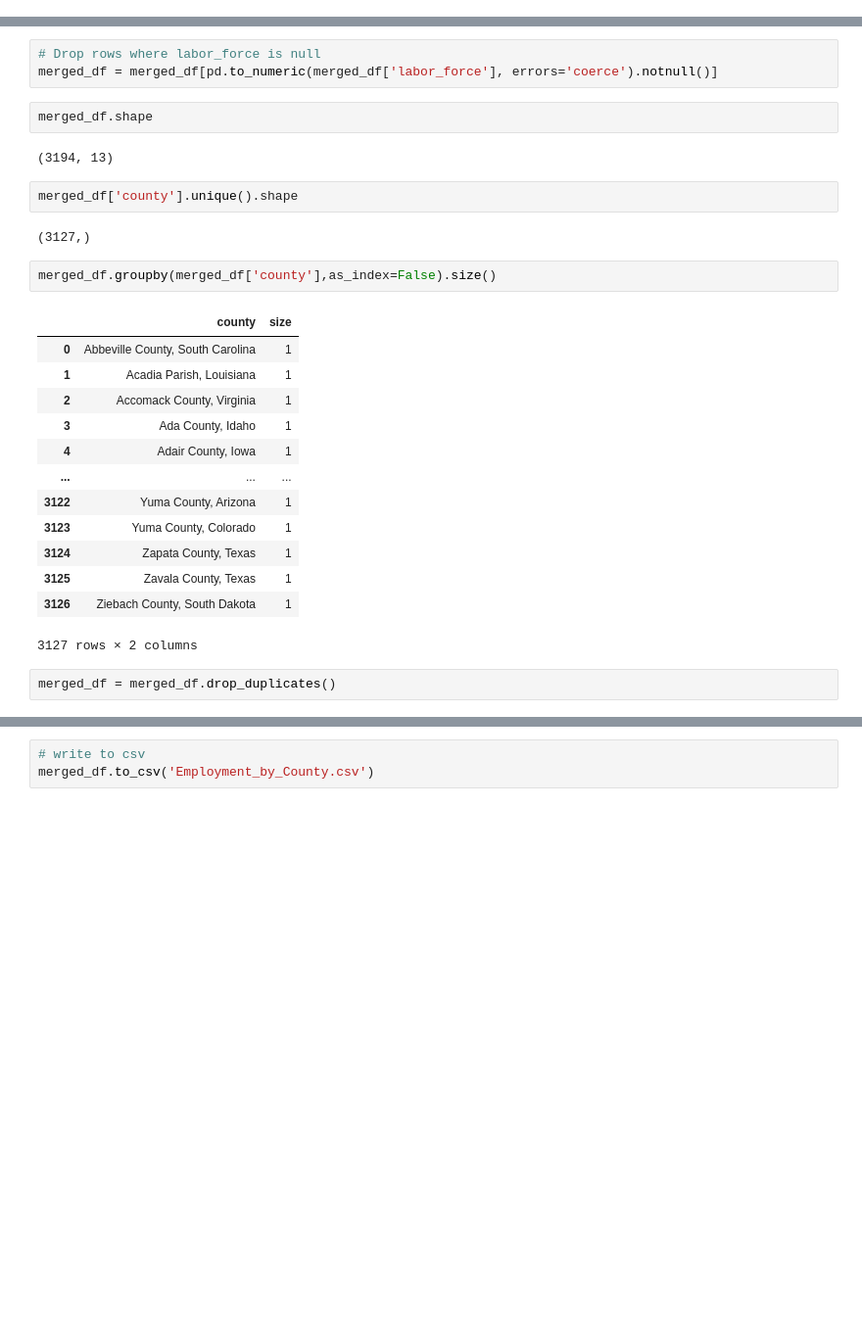
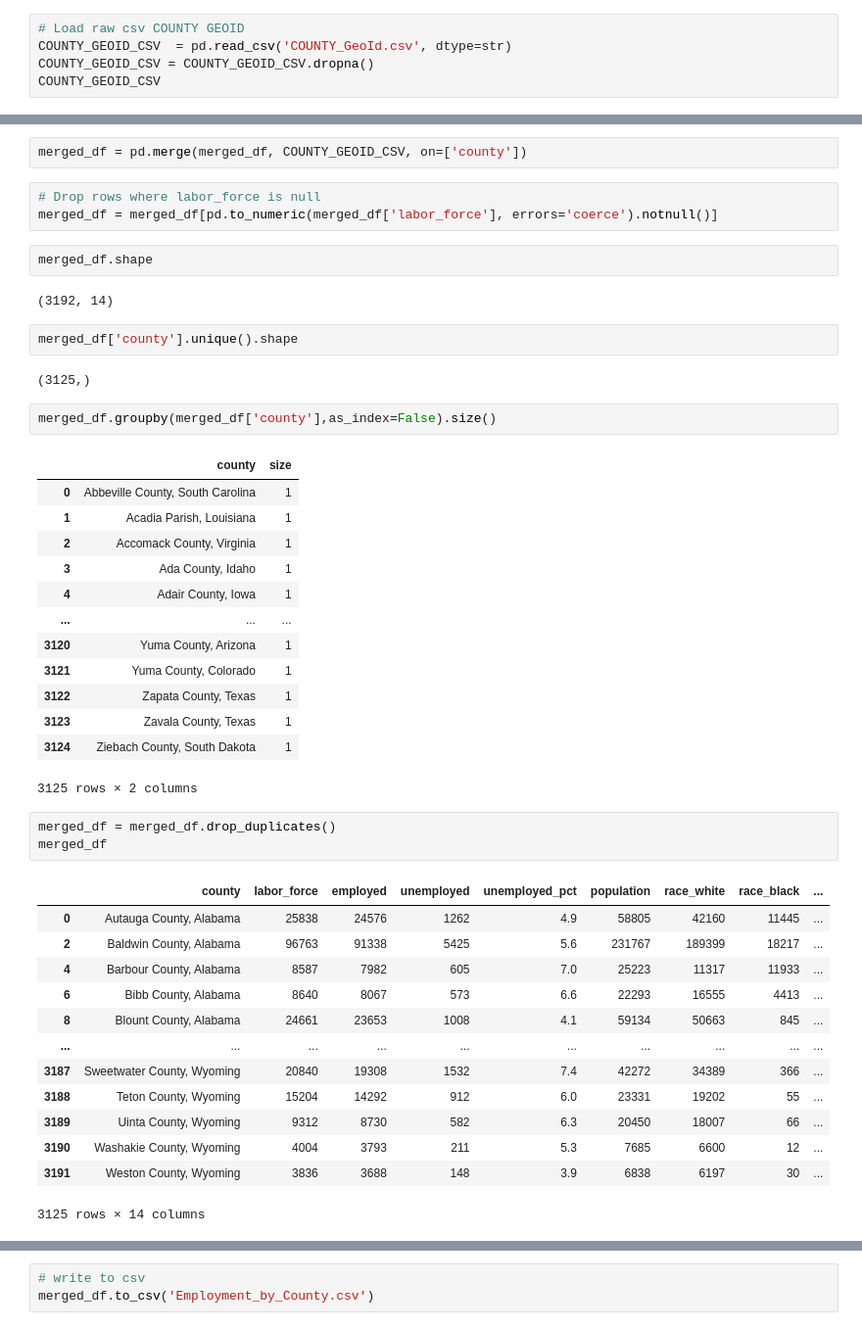
Before and after one commit to reachme1212/final_project, a Jupyter notebook: Model_code/wip/Employment_by_County.ipynb, the cells around one changed output, grey strips where cells are left out. Shown at 98% size. Cells and saved outputs as stored; diff of their text form; blank space fills up the shorter version.

Commit message:
Added GeoID to each County Row in Employment_by_County and COUNTY_GeoID.csv used during lookup merge.

```diff
--- a/Model_code/wip/Employment_by_County.ipynb
+++ b/Model_code/wip/Employment_by_County.ipynb
@@ -2,3 +2,8 @@
 import pandas as pd
 import numpy as np
 import re
+# %%
+# Load raw csv COUNTY GEOID
+COUNTY_GEOID_CSV  = pd.read_csv('COUNTY_GeoId.csv', dtype=str)
+COUNTY_GEOID_CSV = COUNTY_GEOID_CSV.dropna()
+COUNTY_GEOID_CSV
@@ -153,14 +155,16 @@ merged_df.shape
+# %%
+merged_df = pd.merge(merged_df, COUNTY_GEOID_CSV, on=['county'])
 # %%
 # Drop rows where labor_force is null
 merged_df = merged_df[pd.to_numeric(merged_df['labor_force'], errors='coerce').notnull()]
 # %%
 merged_df.shape
 # %% [output]
-(3194, 13)
+(3192, 14)
 # %%
 merged_df['county'].unique().shape
 # %% [output]
-(3127,)
+(3125,)
 # %%
 merged_df.groupby(merged_df['county'],as_index=False).size()
 # %% [output]
@@ -171,11 +175,26 @@ merged_df.groupby(merged_df['county'],as_index=False).size()
 | 3 | Ada County, Idaho | 1 |
 | 4 | Adair County, Iowa | 1 |
 | ... | ... | ... |
-| 3122 | Yuma County, Arizona | 1 |
-| 3123 | Yuma County, Colorado | 1 |
-| 3124 | Zapata County, Texas | 1 |
-| 3125 | Zavala County, Texas | 1 |
-| 3126 | Ziebach County, South Dakota | 1 |
+| 3120 | Yuma County, Arizona | 1 |
+| 3121 | Yuma County, Colorado | 1 |
+| 3122 | Zapata County, Texas | 1 |
+| 3123 | Zavala County, Texas | 1 |
+| 3124 | Ziebach County, South Dakota | 1 |
-3127 rows × 2 columns
+3125 rows × 2 columns
 # %%
 merged_df = merged_df.drop_duplicates()
+merged_df
+# %% [output]
+|  | county | labor_force | employed | unemployed | unemployed_pct | population | race_white | race_black | ... |
+| 0 | Autauga County, Alabama | 25838 | 24576 | 1262 | 4.9 | 58805 | 42160 | 11445 | ... |
+| 2 | Baldwin County, Alabama | 96763 | 91338 | 5425 | 5.6 | 231767 | 189399 | 18217 | ... |
+| 4 | Barbour County, Alabama | 8587 | 7982 | 605 | 7.0 | 25223 | 11317 | 11933 | ... |
+| 6 | Bibb County, Alabama | 8640 | 8067 | 573 | 6.6 | 22293 | 16555 | 4413 | ... |
+| 8 | Blount County, Alabama | 24661 | 23653 | 1008 | 4.1 | 59134 | 50663 | 845 | ... |
+| ... | ... | ... | ... | ... | ... | ... | ... | ... | ... |
+| 3187 | Sweetwater County, Wyoming | 20840 | 19308 | 1532 | 7.4 | 42272 | 34389 | 366 | ... |
+| 3188 | Teton County, Wyoming | 15204 | 14292 | 912 | 6.0 | 23331 | 19202 | 55 | ... |
+| 3189 | Uinta County, Wyoming | 9312 | 8730 | 582 | 6.3 | 20450 | 18007 | 66 | ... |
+| 3190 | Washakie County, Wyoming | 4004 | 3793 | 211 | 5.3 | 7685 | 6600 | 12 | ... |
+| 3191 | Weston County, Wyoming | 3836 | 3688 | 148 | 3.9 | 6838 | 6197 | 30 | ... |
+3125 rows × 14 columns
```
Also changed, not shown: parts of 8 cells of this notebook, 3 other files.
